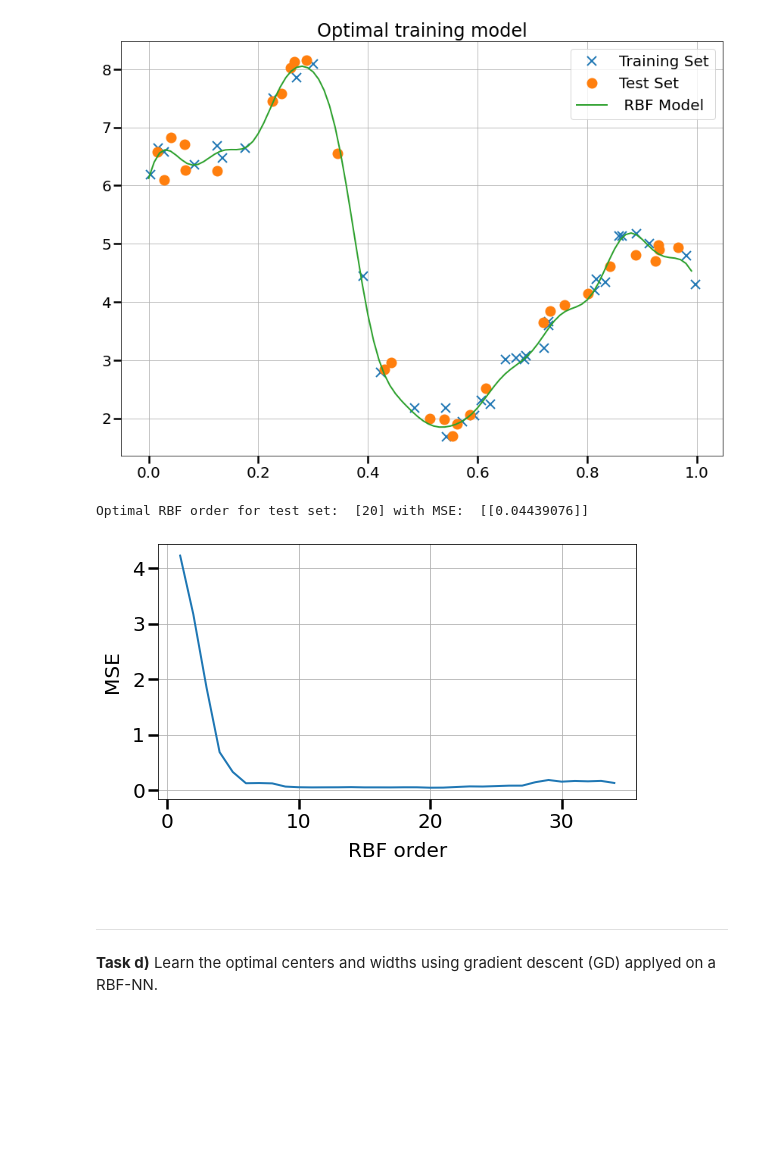
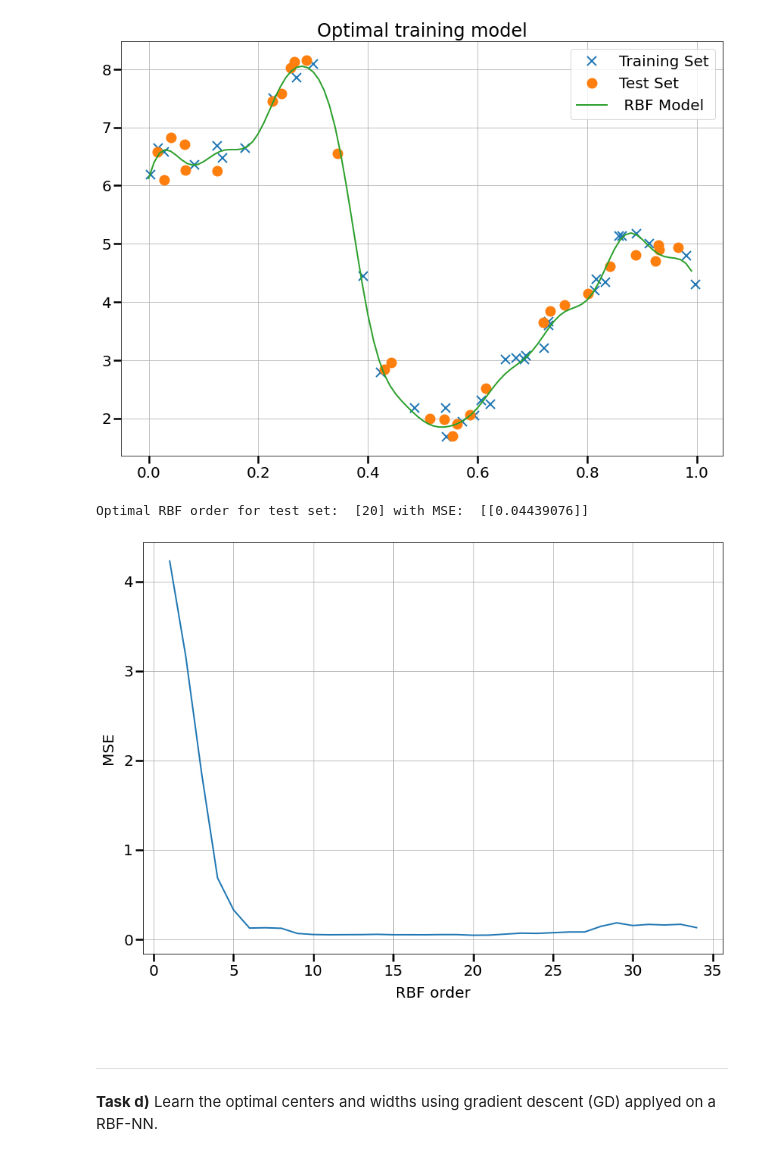
Before and after one commit to FelixSto/NSP_Assignments, a Jupyter notebook: notebooks/assignments/1-1-system-identification.ipynb, the cells around one changed output. Cells and saved outputs as stored; diff of their text form; code cells hidden in the pictures; blank space fills up the shorter version.

```diff
--- a/notebooks/assignments/1-1-system-identification.ipynb
+++ b/notebooks/assignments/1-1-system-identification.ipynb
@@ -289,32 +349,32 @@ MSE on test set:  0.04439075617460967
 # %%
 #Just some code to find the optimal model order P, not asked!
 P = 35 #number of RBF's
 
 mse = np.zeros([P-1,1])
 
 for order in range(1,P):
 
     w2 = (2/order)**2                    #width parameter sqared
     rbf_center = np.arange(0,1,1/order)  #RBF centers
 
     A = RbfOptimizer(order, w2, x_train)
     c_opt = np.linalg.pinv(A).dot(y_train)
 
     y_hat = RbfOptimizer(order, w2, x_test).dot(c_opt)
     mse[order-1] = np.mean((y_hat-y_test)**2)
 
 mse_min = np.where(mse == np.amin(mse)) #optimal order
 print('Optimal RBF order for test set: ', mse_min[0]+1, 'with MSE: ', mse[mse_min[0]])
 
-plt.figure(figsize=(8,5))
+plt.figure() #figsize=(8,5)
 plt.plot(np.arange(1,P,1), mse)
 plt.xlabel('RBF order')
 plt.ylabel('MSE')
 plt.grid()
 plt.tight_layout()
 # %% [output]
 Optimal RBF order for test set:  [20] with MSE:  [[0.04439076]]
-[figure, old version]
+[figure, new version]
 # %% [markdown]
 &ensp;
 
```
Also changed, not shown: parts of 19 cells of this notebook.
